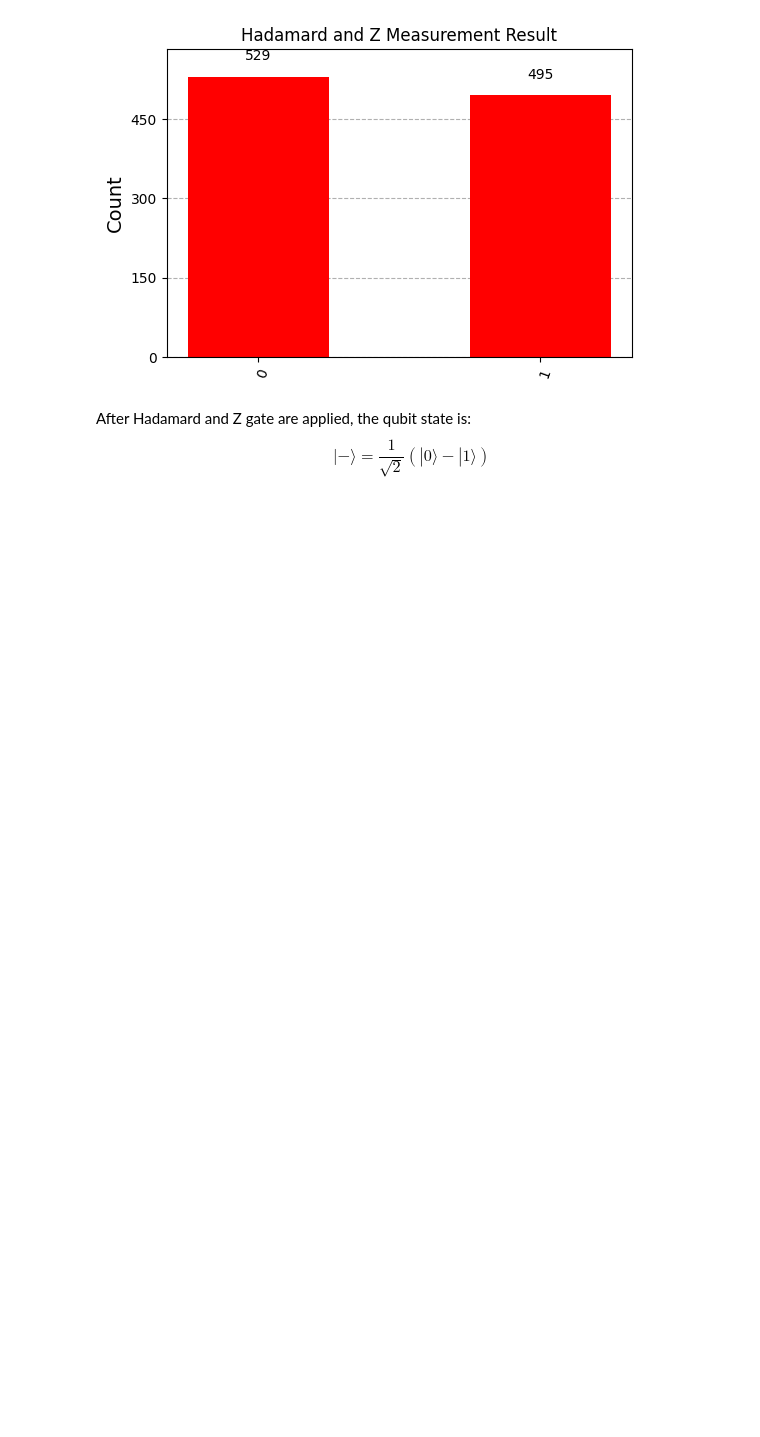
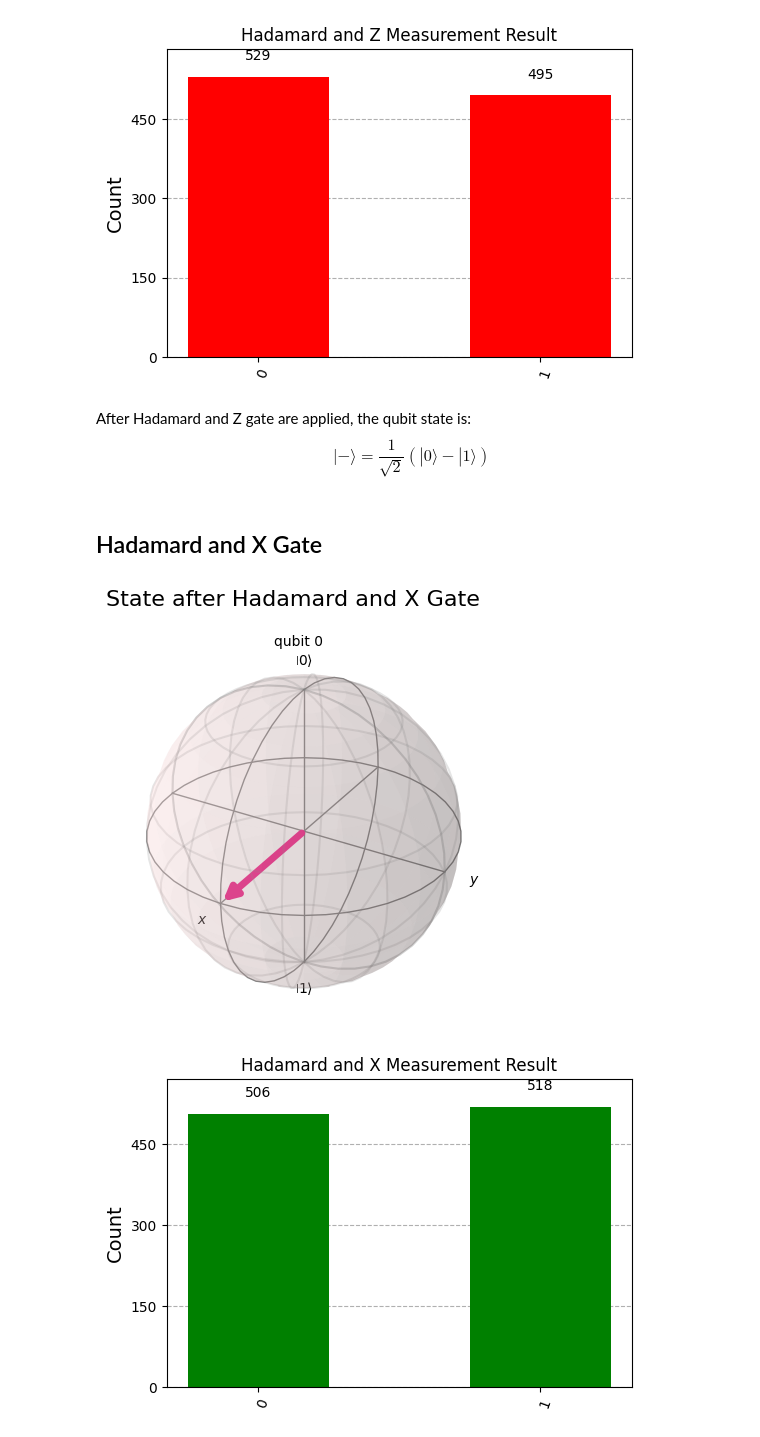
Before and after one commit to abdullahkizil/quantum-playground, a Jupyter notebook: 01-basics/quantum-gates/quantum_gates.ipynb, the cells around one changed output. Drawn from its saved outputs; the diff is of its cells as text; code cells hidden in the pictures; blank space fills up the shorter version.

Commit message:
feat : add quantum gates notebook

```diff
--- a/01-basics/quantum-gates/quantum_gates.ipynb
+++ b/01-basics/quantum-gates/quantum_gates.ipynb
@@ -110,3 +110,35 @@ After Hadamard and Z gate are applied, the qubit state is:
 $$
 |-⟩ = \frac{1}{\sqrt{2}}(|0⟩ - |1⟩)
 $$
+# %% [markdown]
+## Hadamard and X Gate
+# %%
+qc_hx = QuantumCircuit(1,1)
+qc_hx.h(0)  # Apply Hadamard gate: |0> -> |+>
+qc_hx.x(0)  # Apply X gate: |+> -> |->
+
+state = Statevector(qc_hx)
+# Measure the qubit and store the result in the classical bit
+qc_hx.measure(0,0)
+
+# Plot the Bloch sphere representation of the state after applying Hadamard and X gate
+plot_bloch_multivector(state, title='State after Hadamard and X Gate')
+
+# Select the qasm simulator backend
+simulator = Aer.get_backend('qasm_simulator')
+# Transpile the circuit for the simulator
+complied_circuit = transpile(qc_hx, simulator)
+# Execute the circuit on the qasm simulator
+result = simulator.run(complied_circuit, shot=1024).result()
+# Get the counts
+counts = result.get_counts(qc_hx)
+# Plot the results with a histogram
+plot_histogram(counts, color=['green'],  # special colors
+               title='Hadamard and X Measurement Result',
+               figsize=(6,4),
+               filename='images/hadamard_x_histogram.svg')  # export to SVG
+# Show the plot
+plt.show()
+# %% [output]
+[figure, added]
+[figure, added]
```
